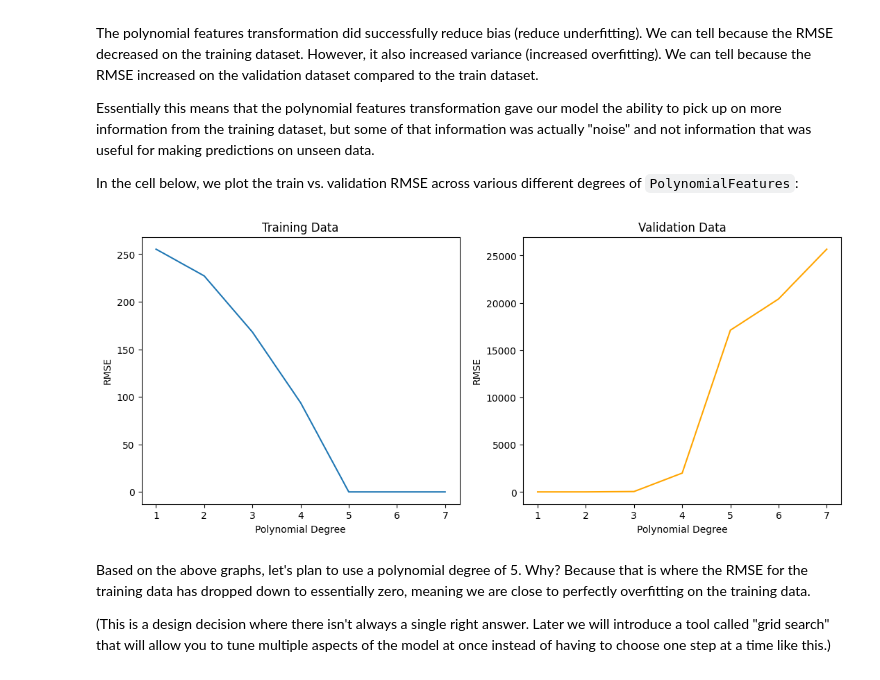
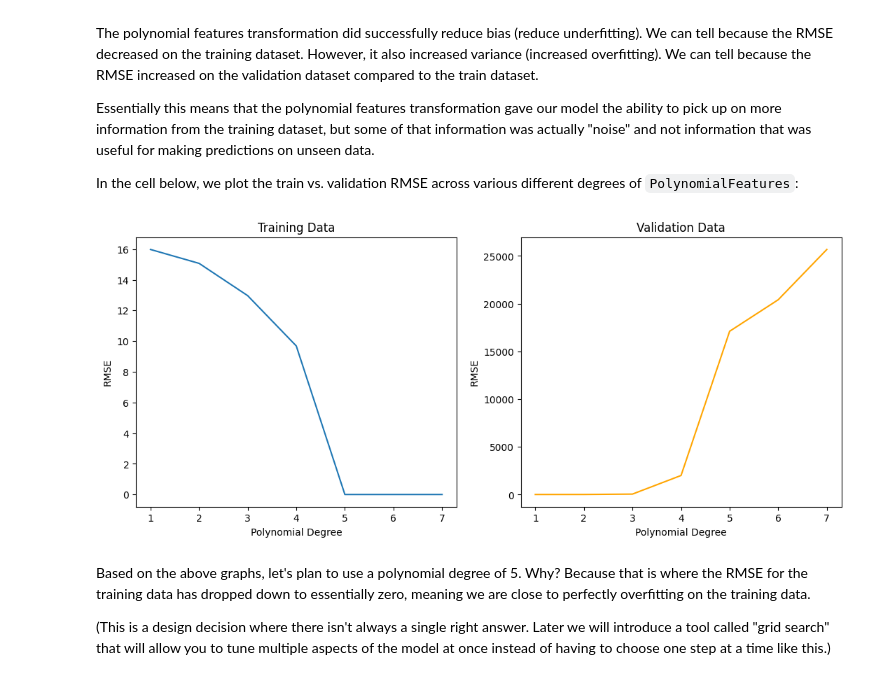
Before and after one commit to jscriven0218/dsc-ml-fundamentals-lab, a Jupyter notebook: index.ipynb, the cells around one changed output. Drawn from its saved outputs; the diff is of its cells as text; code cells hidden in the pictures; folded sections open.

```diff
--- a/index.ipynb
+++ b/index.ipynb
@@ -419,35 +419,35 @@ for degree in degrees:
     # Create transformer of relevant degree and transform X_train
     poly = PolynomialFeatures(degree)
     X_train_poly = poly.fit_transform(X_train)
     baseline_model.fit(X_train_poly, y_train)
 
     # RMSE for training data
     y_pred_poly = baseline_model.predict(X_train_poly)
-    train_rmse.append(mean_squared_error(y_train, y_pred_poly))
+    train_rmse.append(np.sqrt(mean_squared_error(y_train, y_pred_poly)))
 
     # RMSE for validation data
     poly_cv = cross_val_score(baseline_model, X_train_poly, y_train, scoring="neg_root_mean_squared_error")
     val_rmse.append(-(poly_cv.mean()))
 
 # Set up plot
 import matplotlib.pyplot as plt
 fig, (ax1, ax2) = plt.subplots(ncols=2, figsize=(13,5))
 
 # Plot RMSE for training data
 ax1.plot(degrees, train_rmse)
 ax1.set_title("Training Data")
 
 # Plot RMSE for validation data
 ax2.plot(degrees, val_rmse, color="orange")
 ax2.set_title("Validation Data")
 
 # Shared attributes for plots
 for ax in (ax1, ax2):
     ax.set_xticks(degrees)
     ax.set_xlabel("Polynomial Degree")
     ax.set_ylabel("RMSE")
 # %% [output]
-[figure, old version]
+[figure, new version]
 # %% [markdown]
 Based on the above graphs, let's plan to use a polynomial degree of 5. Why? Because that is where the RMSE for the training data has dropped down to essentially zero, meaning we are close to perfectly overfitting on the training data.
 
```
Also changed, not shown: parts of 9 cells of this notebook.
